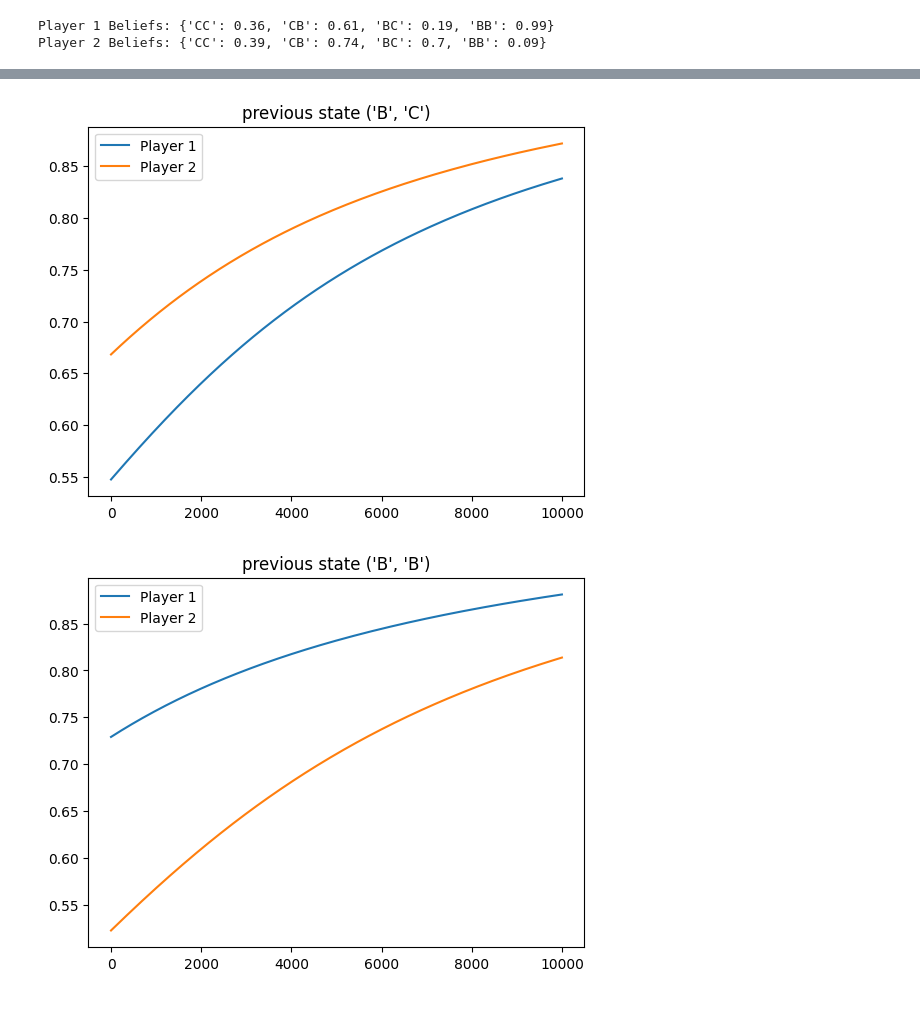
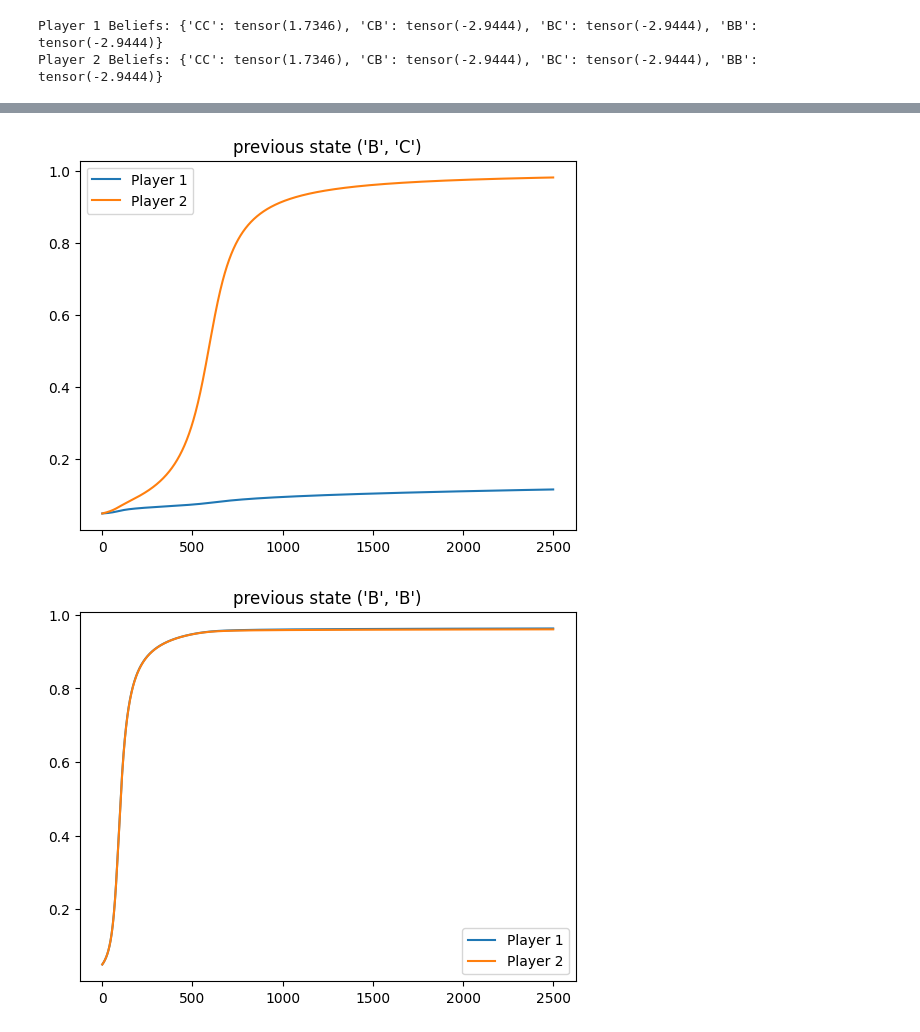
Before and after one commit to gametekker/pdilemn, a Jupyter notebook: SGDCGD.ipynb, the cells around one changed output, grey strips where cells are left out. Saved outputs shown, nothing was run; the diff lists cells and outputs as text; code cells hidden in the pictures.

Commit message:
debug statements

```diff
--- a/SGDCGD.ipynb
+++ b/SGDCGD.ipynb
@@ -3,15 +3,21 @@ import numpy as np
 import matplotlib.pyplot as plt
 from modules.utility import generate_player_beliefs, doplots
 
-# Example usage
-P1_beliefs, P2_beliefs = generate_player_beliefs()
+# Example usage - make the starting probas
+import torch
+probabilities1 = torch.tensor([0.85, 0.05, 0.05, 0.05])
+probabilities2 = torch.tensor([0.85, 0.05, 0.05, 0.05])
+logits1 = torch.log(probabilities1 / (1 - probabilities1))
+logits2 = torch.log(probabilities2 / (1 - probabilities2))
+states = ['CC','CB','BC','BB']
+P1_beliefs, P2_beliefs = dict(zip(states,logits1)), dict(zip(states,logits2))
 
 # Define the rewards and payoffs
 r1, r2 = 3, 3  # Reward for mutual cooperation
 t1, t2 = 5, 5  # Temptation payoff
 p1, p2 = 0, 0  # Punishment payoff
 s1, s2 = 1, 1  # Sucker's payoff
-gamma = 0.9,.6,.3,.2,.1    # Discount rate
+gamma = 0.9    # Discount rate
 
 # Define the rewards matrix
 rewards_matrix = np.array([
@@ -24,8 +30,8 @@ rewards_matrix = np.array([
 print("Player 1 Beliefs:", P1_beliefs)
 print("Player 2 Beliefs:", P2_beliefs)
 # %% [output]
-Player 1 Beliefs: {'CC': 0.36, 'CB': 0.61, 'BC': 0.19, 'BB': 0.99}
-Player 2 Beliefs: {'CC': 0.39, 'CB': 0.74, 'BC': 0.7, 'BB': 0.09}
+Player 1 Beliefs: {'CC': tensor(1.7346), 'CB': tensor(-2.9444), 'BC': tensor(-2.9444), 'BB': tensor(-2.9444)}
+Player 2 Beliefs: {'CC': tensor(1.7346), 'CB': tensor(-2.9444), 'BC': tensor(-2.9444), 'BB': tensor(-2.9444)}
 # %%
 from modules.Player import Player
 from modules.PlayerEnv import PlayerEnv
@@ -35,17 +41,35 @@ pl1,pl2=Player(P1_beliefs,[r1,t1,p1,s1]),Player(P2_beliefs,[r2,p2,t2,s2])
 
 # Define optimizers for each player
 # Assuming that Player class has a method 'parameters()' that returns its parameters
-optimizer_p1 = optim.SGD(pl1.parameters(), lr=0.001)
-optimizer_p2 = optim.SGD(pl2.parameters(), lr=0.001)
+optimizer_p1 = optim.SGD(pl1.parameters(), lr=0.01)
+optimizer_p2 = optim.SGD(pl2.parameters(), lr=0.01)
 
-env=PlayerEnv(pl1,pl2,.2)
+print(pl1.getBeliefs())
+
+env=PlayerEnv(pl1,pl2,gamma)
+
+print("grim trigger - expected cumulative rewards with cooperate,cooperate start")
+print(f"player 1: {env.play()[0, 0]}")
+print(f"player 2: {env.play()[0, 1]}")
+
+print("grim trigger - expected cumulative rewards with cooperate,betray start")
+print(f"player 1: {env.play()[1, 0]}")
+print(f"player 2: {env.play()[1, 1]}")
+
+print("grim trigger - expected cumulative rewards with betray,cooperate start")
+print(f"player 1: {env.play()[2, 0]}")
+print(f"player 2: {env.play()[2, 1]}")
+
+print("grim trigger - expected cumulative rewards with betray,betray start")
+print(f"player 1: {env.play()[3, 0]}")
+print(f"player 2: {env.play()[3, 1]}")
 
 print(env.play())
 
 print("done testing")
 
 # Training loop
-num_epochs = 10000
+num_epochs = 2500
 plot=[[],[]] #plotting
 for epoch in range(num_epochs):
 
@@ -56,9 +80,10 @@ for epoch in range(num_epochs):
     reward = env.play()
     plot[0].append(pl1.getBeliefs()) #plotting
     optimizer_p1.zero_grad()
-    rp1 = reward[:, 0]
-    loss_p1 = -rp1.sum()
+    loss_p1 = -reward[1, 0]
     loss_p1.backward()
+    print(f'player 1 reward: {reward}')
+    print(f'player 1 beliefs: {pl1.getBeliefs()}')
     optimizer_p1.step()
 
     """
@@ -68,9 +93,10 @@ for epoch in range(num_epochs):
     reward = env.play()
     plot[1].append(pl2.getBeliefs()) #plotting
     optimizer_p2.zero_grad()
-    rp2 = reward[:, 1]
-    loss_p2 = -rp2.sum()
+    loss_p2 = -reward[1, 1]
     loss_p2.backward()
+    print(f'player 2 reward: {reward}')
+    print(f'player 2 beliefs: {pl1.getBeliefs()}')
     optimizer_p2.step()
 
     # Logging
@@ -91,5 +127,5 @@ done testing
-[figure, old version]
+[figure, new version]
-[figure, old version]
+[figure, new version]
 # %%
 from CGDs import GACGD
 from modules.Player import Player
```
Also changed, not shown: parts of 2 cells of this notebook, 1 other file.
